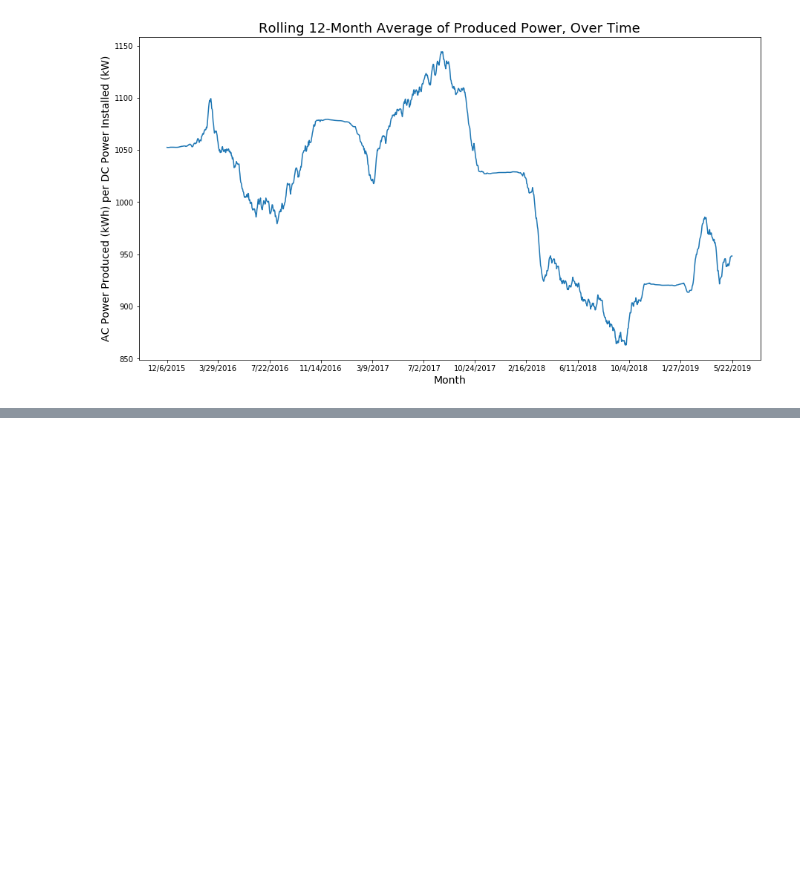
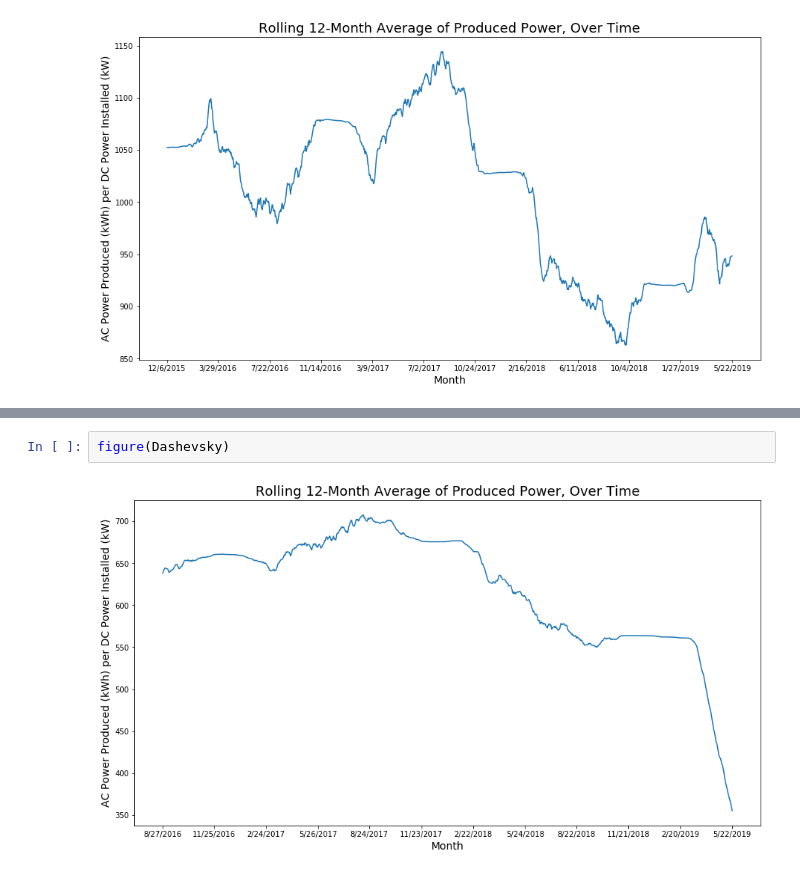
Before and after one commit to acep-uaf/ACEP_solar, a Jupyter notebook: GEGU/new_data.ipynb, the cells around one changed output, grey strips where cells are left out. Saved outputs shown, nothing was run; the diff lists cells and outputs as text; blank space fills up the shorter version.

```diff
--- a/GEGU/new_data.ipynb
+++ b/GEGU/new_data.ipynb
@@ -94,0 +180,4 @@ plt.show()
+# %%
+figure(Dashevsky)
+# %% [output]
+[figure, added]
```
Also changed, not shown: parts of 15 cells of this notebook.
